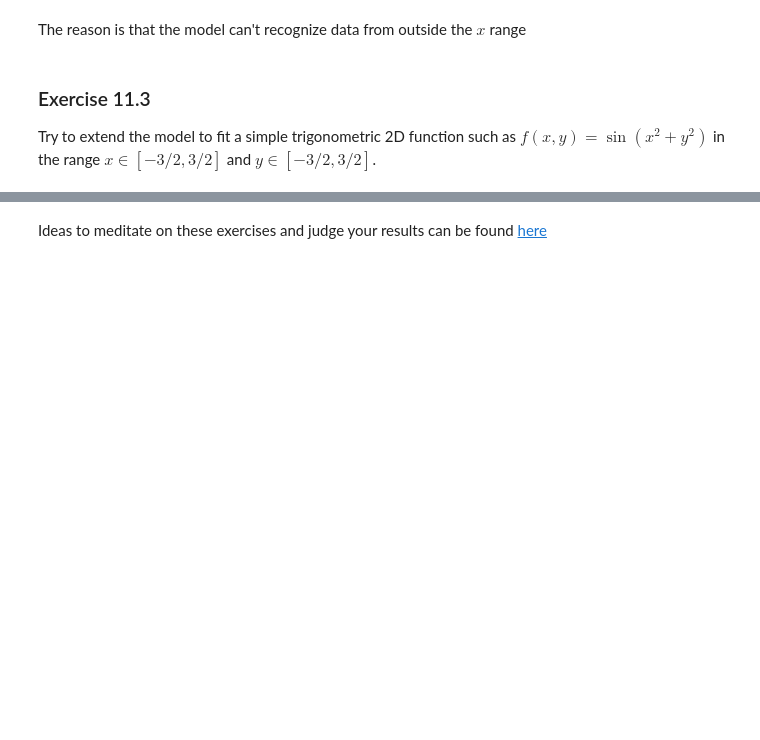
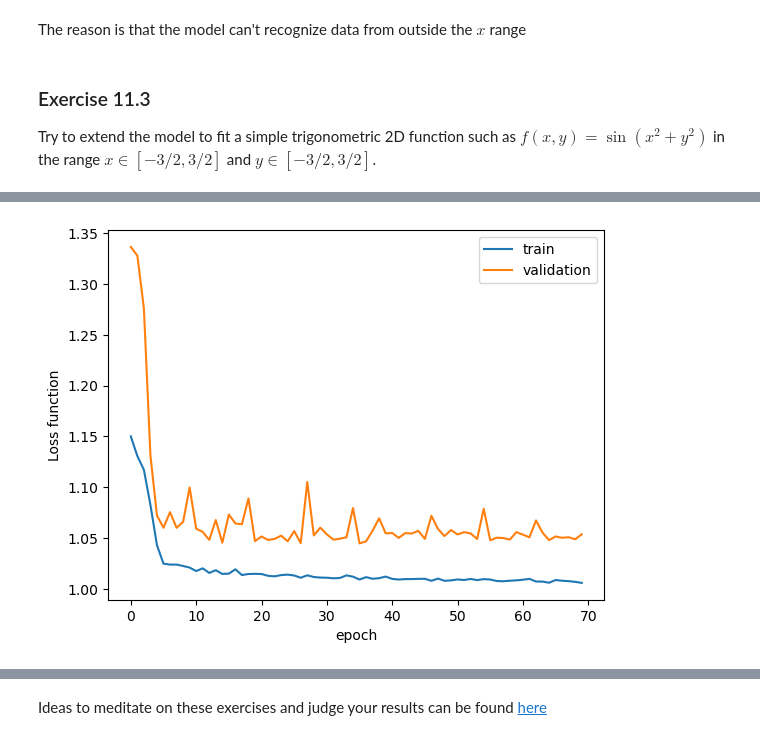
Before and after one commit to edoiannu/LSN_Exercises_Iannucci, a Jupyter notebook: Exercises_11/LSN_Exercises_11.ipynb, the cells around one changed output, grey strips where cells are left out. Drawn from its saved outputs; the diff is of its cells as text; code cells hidden in the pictures; blank space fills up the shorter version.

```diff
--- a/Exercises_11/LSN_Exercises_11.ipynb
+++ b/Exercises_11/LSN_Exercises_11.ipynb
@@ -407,0 +468,24 @@ Try to extend the model to fit a simple trigonometric 2D function such as $f(x,y
+# %%
+def compile_model():
+    # create the model
+    model=create_model()
+    # compile the model
+    model.compile(optimizer='sgd', loss='mse', metrics=['mse'])
+
+    return model
+# %%
+# training parameters
+batch_size = 32
+epochs = 70
+
+# create the deep neural net
+model_2DF = compile_model()
+
+input_for_training = np.vstack((x_train, y_train)).T
+input_for_validation = np.vstack((x_valid, y_valid)).T
+
+history = model_2DF.fit(input_for_training, z_train,
+          batch_size=batch_size,
+          epochs=epochs,
+          verbose=1,
+          validation_data=(input_for_validation, z_valid))
@@ -407,0 +510,19 @@ Try to extend the model to fit a simple trigonometric 2D function such as $f(x,y
+# %%
+# evaluate model
+score = model_2DF.evaluate(input_for_validation, z_valid, verbose=1)
+
+# print performance
+print()
+print('Test loss:', score[0])
+print('Test accuracy:', score[1])
+
+# look into training history
+
+
+plt.plot(history.history['mse'])
+plt.plot(history.history['val_mse'])
+plt.ylabel('Loss function')
+plt.xlabel('epoch')
+plt.legend(['train', 'validation'], loc='best')
+plt.show()
+# %% [output]
@@ -407,0 +533 @@ Try to extend the model to fit a simple trigonometric 2D function such as $f(x,y
+[figure, added]
```
Also changed, not shown: parts of 7 cells of this notebook, 1 other file.
